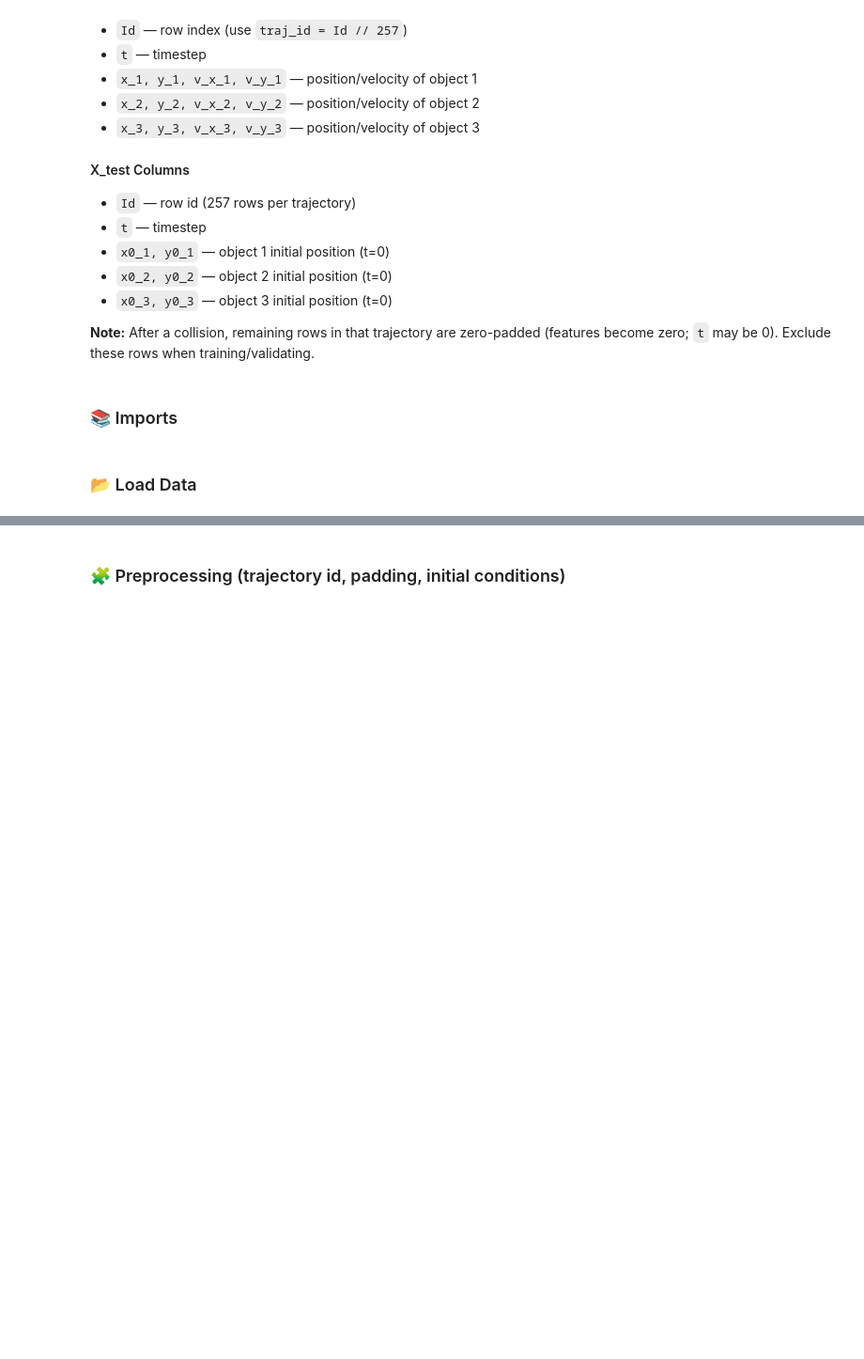
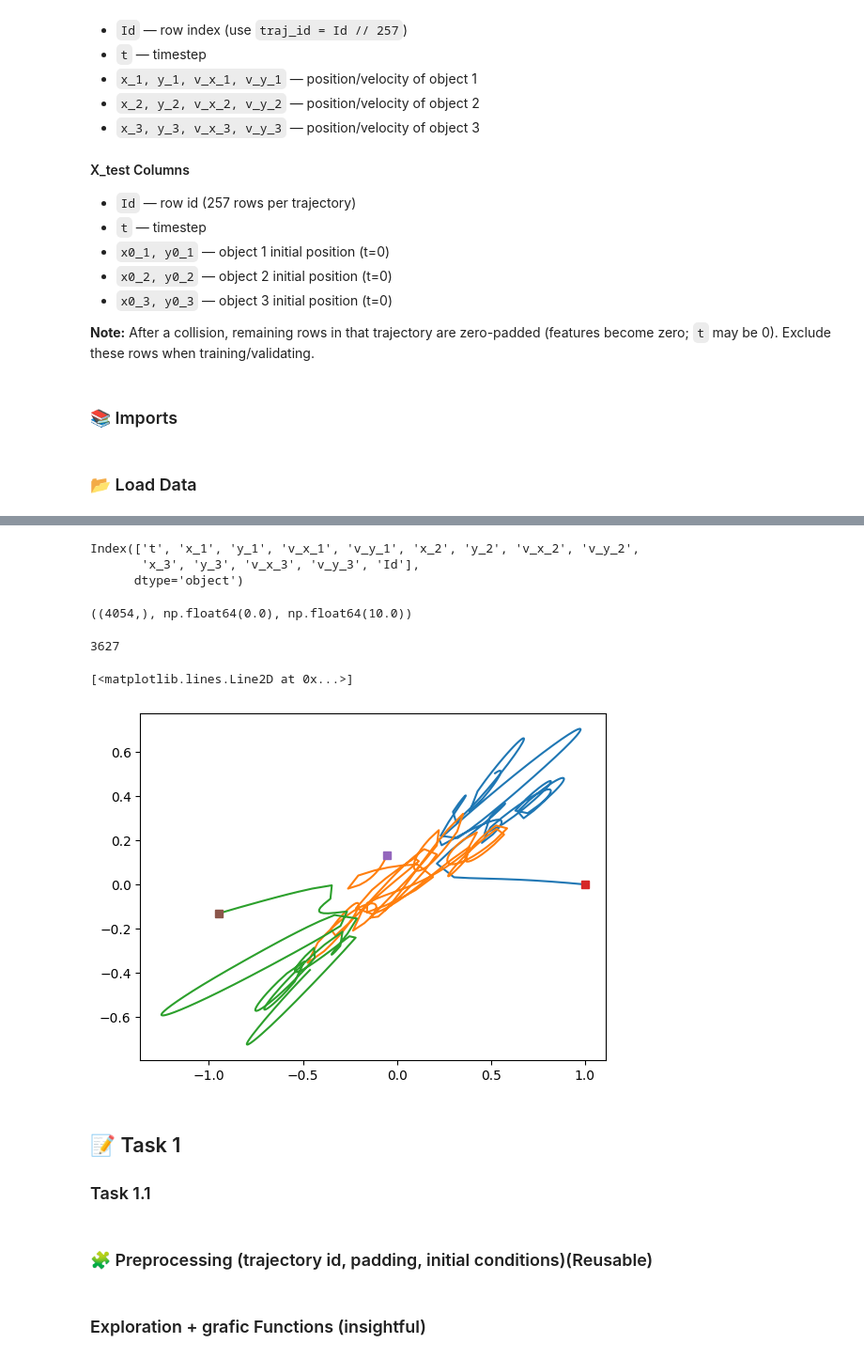
Before and after one commit to Custodio30/MLNOVA-AA-Assigement-1-Bernardo-Joao-Leonor, a Jupyter notebook: assigment#1/notebooks/assigment#1.ipynb, the cells around one changed output, grey strips where cells are left out. Shown at 94% size. Drawn from its saved outputs; the diff is of its cells as text; code cells hidden in the pictures; blank space fills up the shorter version.

```diff
--- a/assigment#1/notebooks/assigment#1.ipynb
+++ b/assigment#1/notebooks/assigment#1.ipynb
@@ -57,6 +57,36 @@ data.head()  # Display the first few rows of the dataset to understand its struc
 | 2 | 0.078125 | 0.998190 | 0.000370 | -0.046362 | 0.009474 | -0.265641 | 0.857535 | 0.021172 | -0.042552 | -0.732549 | -0.857905 | ... |
 | 3 | 0.117188 | 0.995925 | 0.000833 | -0.069654 | 0.014239 | -0.264606 | 0.855456 | 0.031817 | -0.063924 | -0.731318 | -0.856289 | ... |
 | 4 | 0.156250 | 0.992747 | 0.001483 | -0.093080 | 0.019040 | -0.263154 | 0.852540 | 0.042533 | -0.085412 | -0.729592 | -0.854022 | ... |
+# %%
+data.columns  # List all column names to identify features and target variable
+# %% [output]
+Index(['t', 'x_1', 'y_1', 'v_x_1', 'v_y_1', 'x_2', 'y_2', 'v_x_2', 'v_y_2',
+       'x_3', 'y_3', 'v_x_3', 'v_y_3', 'Id'],
+      dtype='object')
+# %%
+idx = np.hstack((0,data[data.t==10].index.values +1))  # Indices where each trajectory starts (t=0)
+idx.shape, data.t.min(), data.t.max()  # Check number of trajectories and time range
+# %% [output]
+((4054,), np.float64(0.0), np.float64(10.0))
+# %%
+k = np.random.randint(idx.shape[0])  # Pick a random trajectory index
+print(k)
+plitdx = range(idx[k],257+idx[k])  # Get the row indices for that trajectory
+pltsquare = idx[k]   # Determine the subplot position based on trajectory index
+plt.plot(data.x_1[plitdx],data.y_1[plitdx])  # Plot the trajectory of object 1
+plt.plot(data.x_2[plitdx],data.y_2[plitdx])  # Plot the trajectory of object 2
+plt.plot(data.x_3[plitdx],data.y_3[plitdx])  # Plot the trajectory of object 3
+
+plt.plot(data.x_1[pltsquare],data.y_1[pltsquare],'s')  # Mark the starting point of object 1
+plt.plot(data.x_2[pltsquare],data.y_2[pltsquare],'s')  # Mark the starting point of object 2
+plt.plot(data.x_3[pltsquare],data.y_3[pltsquare],'s')  # Mark the starting point of object 3
+# %% [output]
+3627
+[<matplotlib.lines.Line2D at 0x...>]
+[figure, added]
+# %% [markdown]
+<h2>📝 Task 1</h2>
+<h3>Task 1.1</h3>
 # %% [markdown]
-<h3>🧩 Preprocessing (trajectory id, padding, initial conditions)</h3>
+<h3>🧩 Preprocessing (trajectory id, padding, initial conditions)(Reusable)</h3>
 # %%
@@ -84,0 +128,2 @@ train = train.merge(first_rows, on="traj_id", how="left")
+# %% [markdown]
+<h3>Exploration + grafic Functions (insightful)</h3>
```
Also changed, not shown: parts of 15 cells of this notebook, 2 other files.
